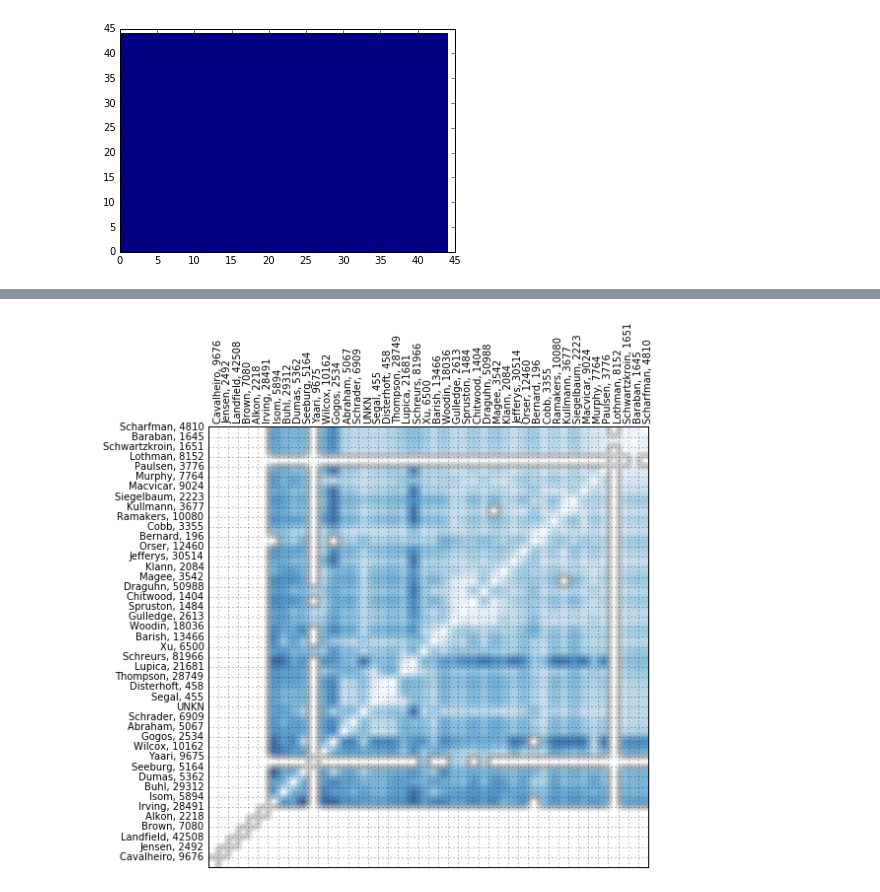
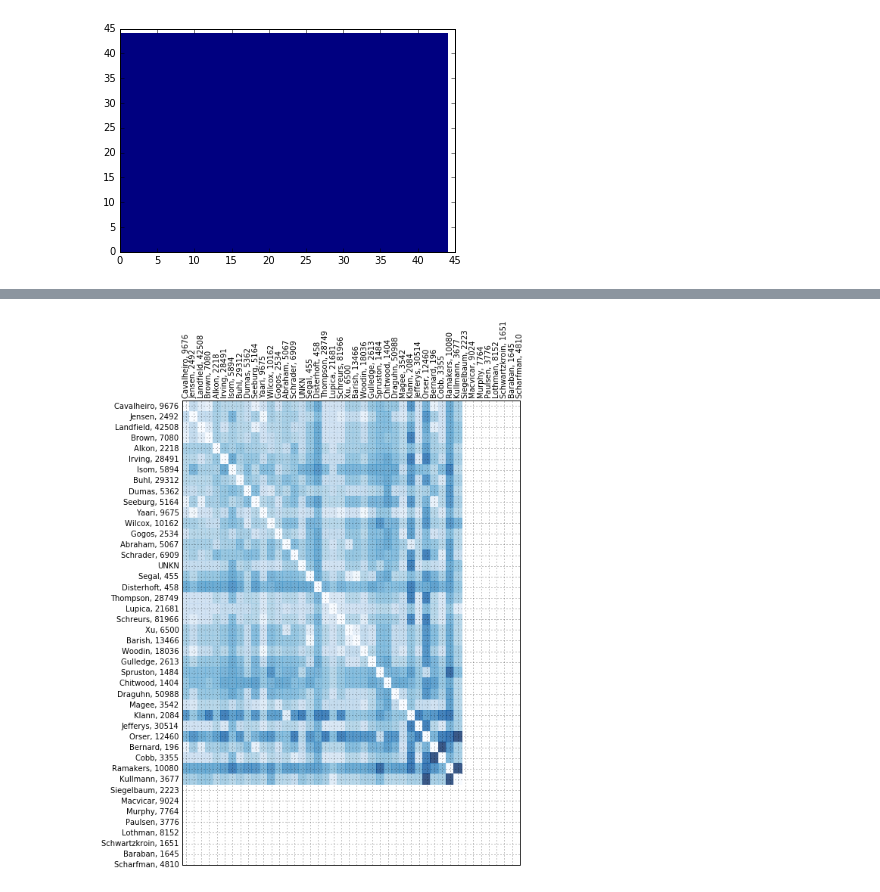
Before and after one commit to neuroelectro/neuroelectro_neurotree, a Jupyter notebook: ca1_analysis.ipynb, the cells around one changed output, grey strips where cells are left out. Cells and saved outputs as stored; diff of their text form; code cells hidden in the pictures.

```diff
--- a/ca1_analysis.ipynb
+++ b/ca1_analysis.ipynb
@@ -173,3 +171,10 @@ fig, ax = plt.subplots()
 heatmap = ax.pcolor(path_df)
 # %% [output]
 [figure]
+# %%
+inds = new_df[new_df['Connectedness'] > .2]['NeuroTreeID']
+valid_pmids = new_df[new_df['Connectedness'] > .2]['Pmid']
+min_df = path_df.loc[inds,inds]
+min_df[min_df > 20] = 20
+min_df[np.isnan(min_df)] = 20
+min_df
@@ -176,7 +200,7 @@ heatmap = ax.pcolor(path_df)
 # %%
 fig, ax = plt.subplots()
-#heatmap = ax.pcolor(path_df, cmap=plt.cm.Blues, alpha=0.8)
-heatmap = ax.imshow(path_df, cmap=plt.cm.Blues, alpha=0.8)
+heatmap = ax.pcolor(min_df, cmap=plt.cm.Blues, alpha=0.8)
+#heatmap = ax.imshow(path_df, cmap=plt.cm.Blues, alpha=0.8)
 fig = plt.gcf()
 fig.set_size_inches(8,11)
 
@@ -184,31 +208,31 @@ fig.set_size_inches(8,11)
 #ax.set_frame_on(False)
 
 # put the major ticks at the middle of each cell
 ax.set_yticks(np.arange(path_df.shape[0])+0.5, minor=False)
 ax.set_xticks(np.arange(path_df.shape[1])+0.5, minor=False)
 
 # want a more natural, table-like display
 ax.invert_yaxis()
 ax.xaxis.tick_top()
 
 labels = sorted_author_last_names
 ax.set_xticklabels(labels, minor=False)
 ax.set_yticklabels(labels, minor=False)
 
 
 # rotate the
 plt.xticks(rotation=90)
 
 ax.grid(True)
 
 # Turn off all the ticks
 ax = plt.gca()
 
 for t in ax.xaxis.get_major_ticks():
     t.tick1On = False
     t.tick2On = False
 for t in ax.yaxis.get_major_ticks():
     t.tick1On = False
     t.tick2On = False
 # %% [output]
-[figure, old version]
+[figure, new version]
```
Also changed, not shown: parts of 8 cells of this notebook.
